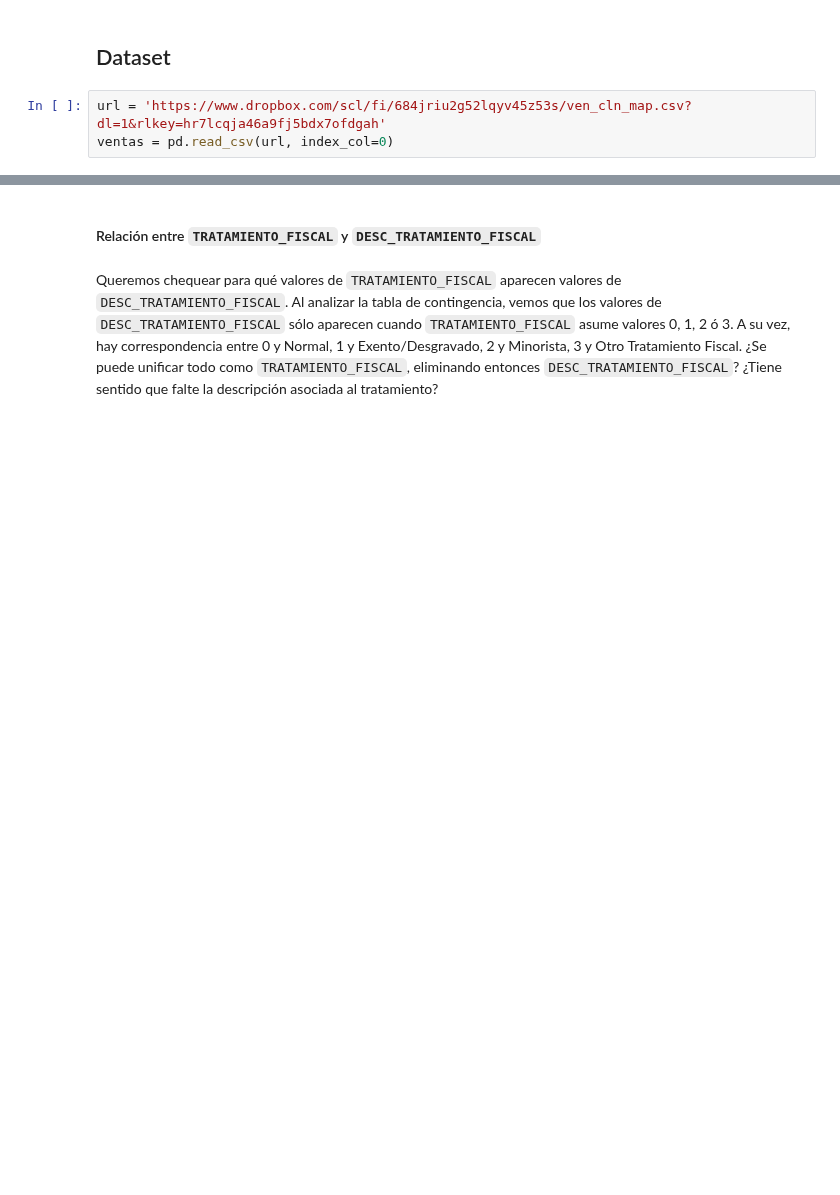
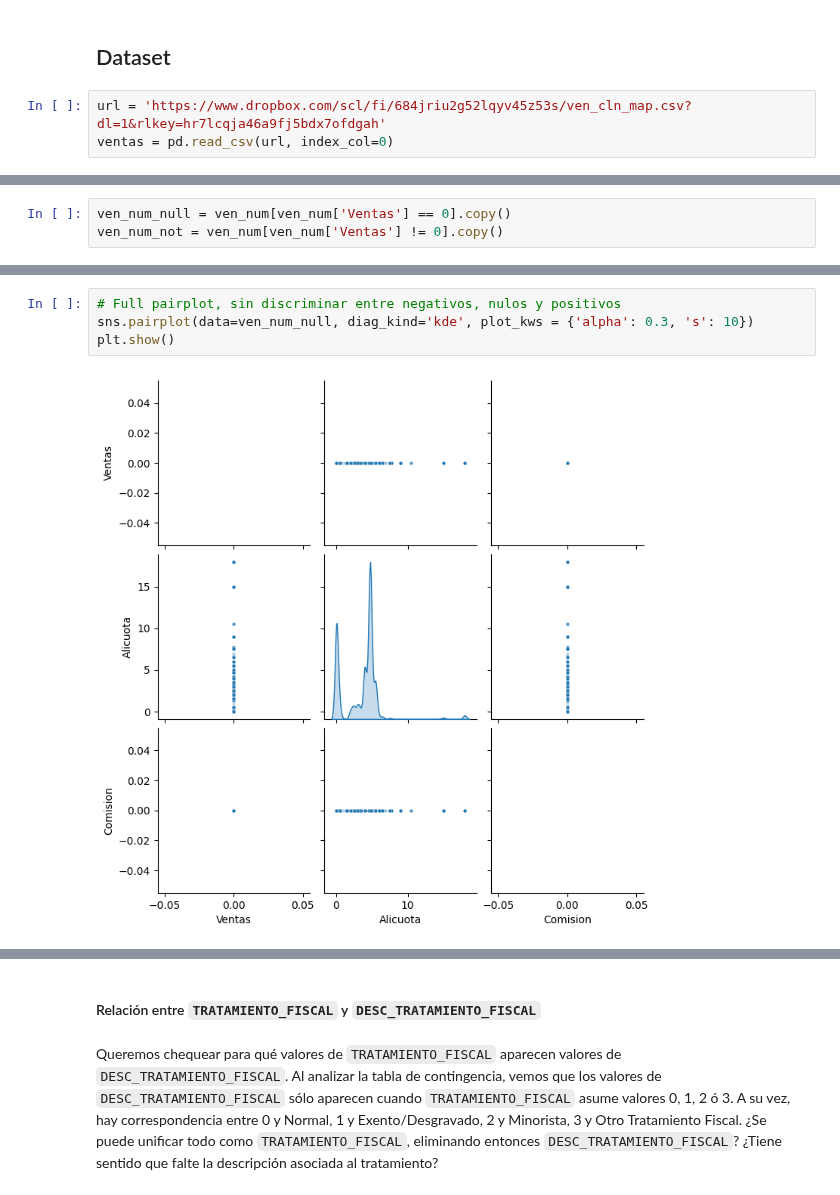
Before and after one commit to Cheva94/Diplo_M16, a Jupyter notebook: AyVD/resolucion02.ipynb, the cells around one changed output, grey strips where cells are left out. Saved outputs shown, nothing was run; the diff lists cells and outputs as text; blank space fills up the shorter version.

```diff
--- a/AyVD/resolucion02.ipynb
+++ b/AyVD/resolucion02.ipynb
@@ -129,0 +107,3 @@ for k in range(len(prueba2['ID_VENDEDOR'])):
+# %%
+ven_num_null = ven_num[ven_num['Ventas'] == 0].copy()
+ven_num_not = ven_num[ven_num['Ventas'] != 0].copy()
@@ -129,0 +119,6 @@ for k in range(len(prueba2['ID_VENDEDOR'])):
+# %%
+# Full pairplot, sin discriminar entre negativos, nulos y positivos
+sns.pairplot(data=ven_num_null, diag_kind='kde', plot_kws = {'alpha': 0.3, 's': 10})
+plt.show()
+# %% [output]
+[figure, added]
```
Also changed, not shown: parts of 77 cells of this notebook, 3 other files.
